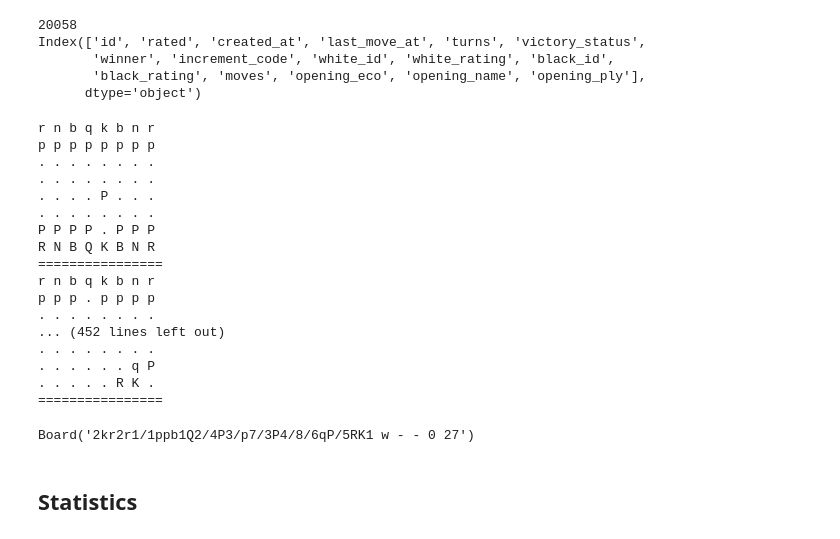
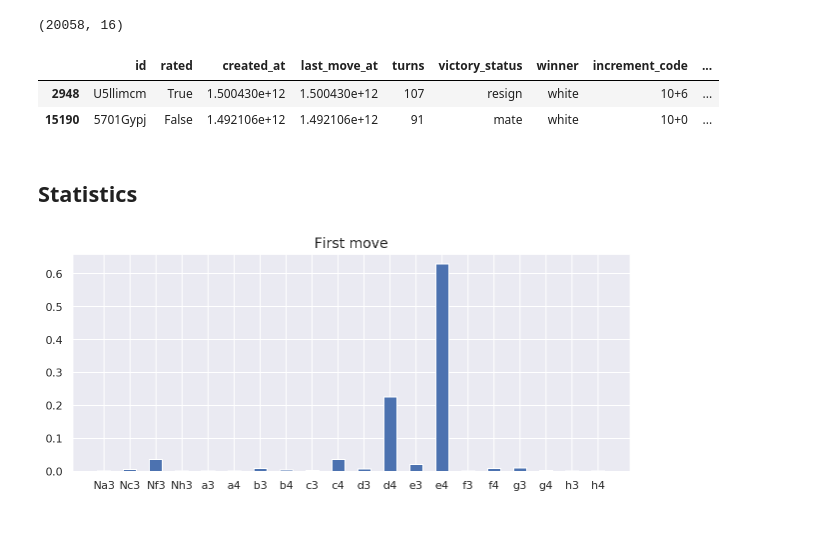
Before and after one commit to alexandru-dinu/chess, a Jupyter notebook: main.ipynb, the cells around one changed output. Drawn from its saved outputs; the diff is of its cells as text; code cells hidden in the pictures.

```diff
--- a/main.ipynb
+++ b/main.ipynb
@@ -8,48 +0,0 @@ import chess.pgn
-# %%
-dataset = './data/games.csv'
-data = pd.read_csv(dataset)
-
-print(len(data))
-print(data.columns)
-# %% [output]
-20058
-Index(['id', 'rated', 'created_at', 'last_move_at', 'turns', 'victory_status',
-       'winner', 'increment_code', 'white_id', 'white_rating', 'black_id',
-       'black_rating', 'moves', 'opening_eco', 'opening_name', 'opening_ply'],
-      dtype='object')
-# %%
-i = random.randint(0, len(data))
-i = 2320
-
-start_t = datetime.utcfromtimestamp(data.iloc[i]['created_at'] / 1000).strftime('%Y-%m-%d %H:%M:%S')
-moves = data.iloc[i]['moves'].split()
-
-white_moves, black_moves = moves[::2], moves[1::2]
-
-board = chess.Board()
-
-for m in moves:
-    board.push_san(m)
-    print(board)
-    print("="*16)
-
-board
-# %% [output]
-r n b q k b n r
-p p p p p p p p
-. . . . . . . .
-. . . . . . . .
-. . . . P . . .
-. . . . . . . .
-P P P P . P P P
-R N B Q K B N R
-================
-r n b q k b n r
-p p p . p p p p
-. . . . . . . .
-... (452 lines left out)
-. . . . . . . .
-. . . . . . q P
-. . . . . R K .
-================
-Board('2kr2r1/1ppb1Q2/4P3/p7/3P4/8/6qP/5RK1 w - - 0 27')
@@ -56,2 +16,27 @@ Board('2kr2r1/1ppb1Q2/4P3/p7/3P4/8/6qP/5RK1 w - - 0 27')
+# %%
+dataset = './data/games.csv'
+df = pd.read_csv(dataset)
+N, _ = df.shape
+pp.pprint(df.shape)
+
+df['moves'] = df['moves'].apply(lambda x: x.split())
+
+df.sample(2)
+# %% [output]
+(20058, 16)
+|  | id | rated | created_at | last_move_at | turns | victory_status | winner | increment_code | ... |
+| 2948 | U5llimcm | True | 1.500430e+12 | 1.500430e+12 | 107 | resign | white | 10+6 | ... |
+| 15190 | 5701Gypj | False | 1.492106e+12 | 1.492106e+12 | 91 | mate | white | 10+0 | ... |
 # %% [markdown]
 ## Statistics
+# %%
+d = df['moves'].apply(lambda x: x[0])
+uq = np.unique(d)
+xs = [len(d[d == x])/len(d) for x in uq]
+
+plt.figure(figsize=(10, 4))
+plt.bar(uq, xs, width=0.5)
+plt.title('First move', fontsize=14)
+pass
+# %% [output]
+[figure, added]
```
Also changed, not shown: parts of 4 cells of this notebook.
